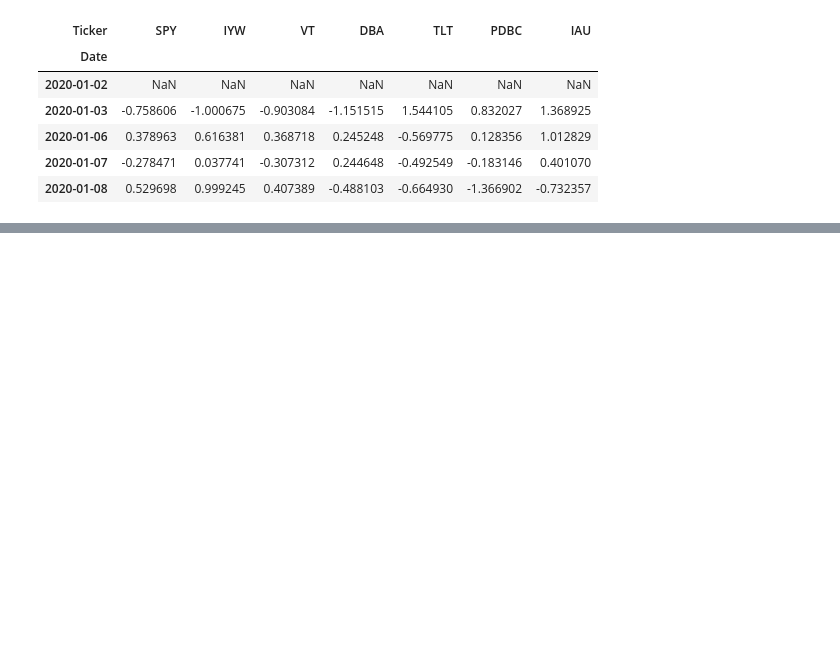
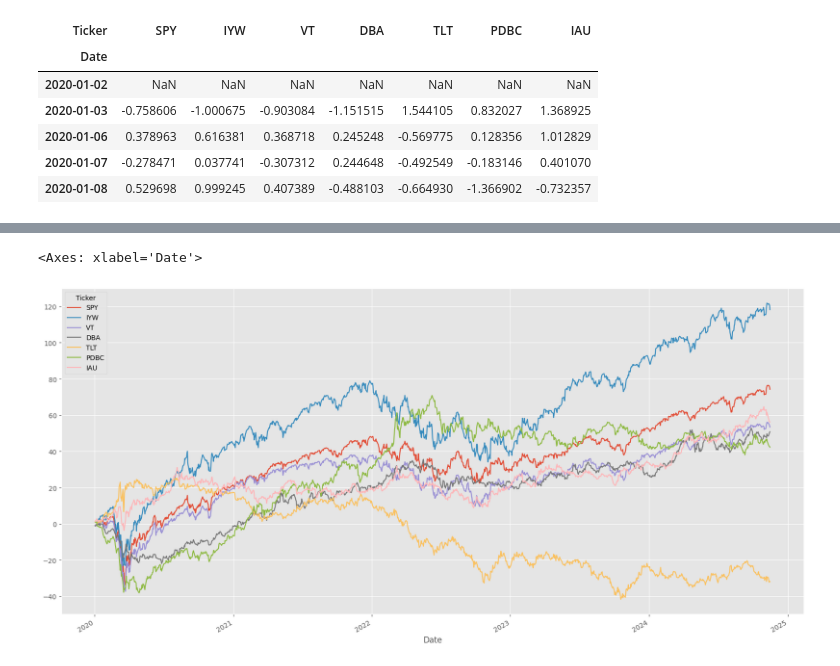
Before and after one commit to Jsssus/JesusSIC, a Jupyter notebook: UNIDAD_08/Mini_proyecto_analisis_datos_1/Mini_proyecto.ipynb, the cells around one changed output, grey strips where cells are left out. Drawn from its saved outputs; the diff is of its cells as text; code cells hidden in the pictures; blank space fills up the shorter version.

```diff
--- a/UNIDAD_08/Mini_proyecto_analisis_datos_1/Mini_proyecto.ipynb
+++ b/UNIDAD_08/Mini_proyecto_analisis_datos_1/Mini_proyecto.ipynb
@@ -257,0 +274,5 @@ stock_d_cr = stock_daily_pc.cumsum()#suma los valores de una serie o lista
+# %%
+stock_d_cr.plot(figsize=(20,10))
+# %% [output]
+<Axes: xlabel='Date'>
+[figure, added]
```
Also changed, not shown: parts of 4 cells of this notebook.
